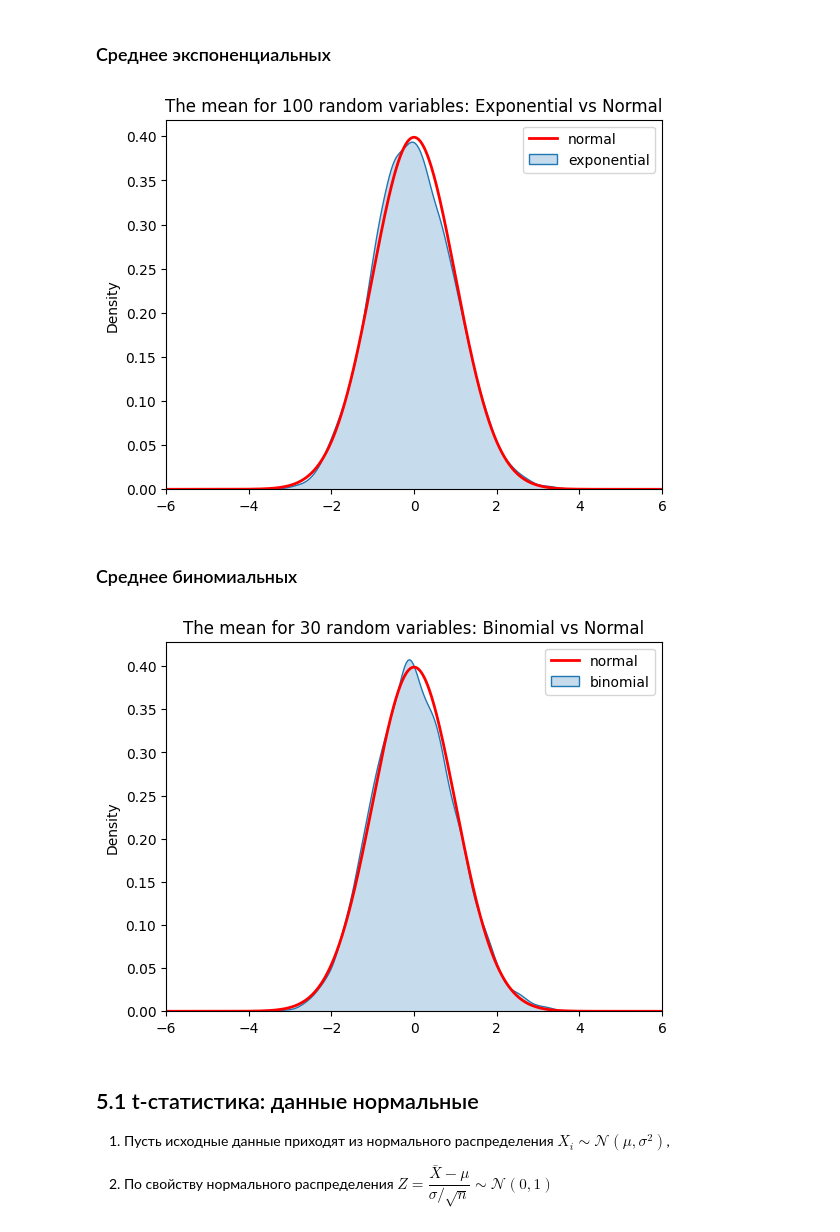
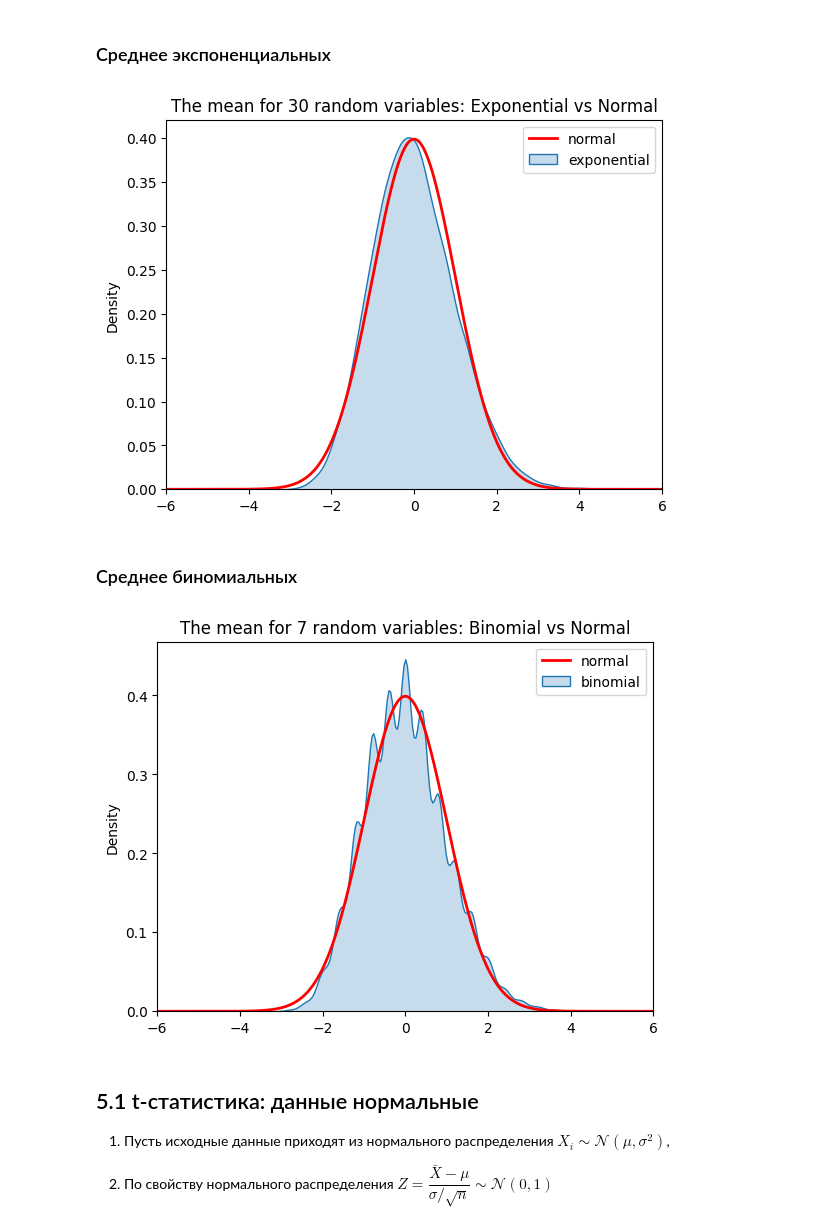
Before and after one commit to mishanko/YSDA_ABweek, a Jupyter notebook: AB Week. Day 1.ipynb, the cells around one changed output. Drawn from its saved outputs; the diff is of its cells as text; code cells hidden in the pictures.

```diff
--- a/AB Week. Day 1.ipynb
+++ b/AB Week. Day 1.ipynb
@@ -1079,30 +1080,30 @@ params = (mu, )
 distribution_func = np.random.exponential
 
 #Измените sample_size, чтобы увидеть, как быстро средние значения сходятся к нормальному распределению.
-sample_size = 100
+sample_size = 30
 
 M = 10000
 plot_mean(distribution_func, params, mu, sigma, sample_size, M)
 # %% [output]
-[figure, old version]
+[figure, new version]
 # %% [markdown]
 ### Среднее биномиальных
 # %%
 num = 10
 p = 0.1
 params = (num, p)
 distribution_func = np.random.binomial
 
 #Измените sample_size, чтобы увидеть, как быстро средние значения сходятся к нормальному распределению.
-sample_size = 30
+sample_size = 7
 
 mu = num*p
 sigma = np.sqrt(num*p*(1-p))
 
 M = 10000
 plot_mean(distribution_func, params, mu, sigma, sample_size, M)
 # %% [output]
-[figure, old version]
+[figure, new version]
 # %% [markdown]
 ## 5.1 t-статистика: данные нормальные
 
```
Also changed, not shown: parts of 19 cells of this notebook, 8 other files.
